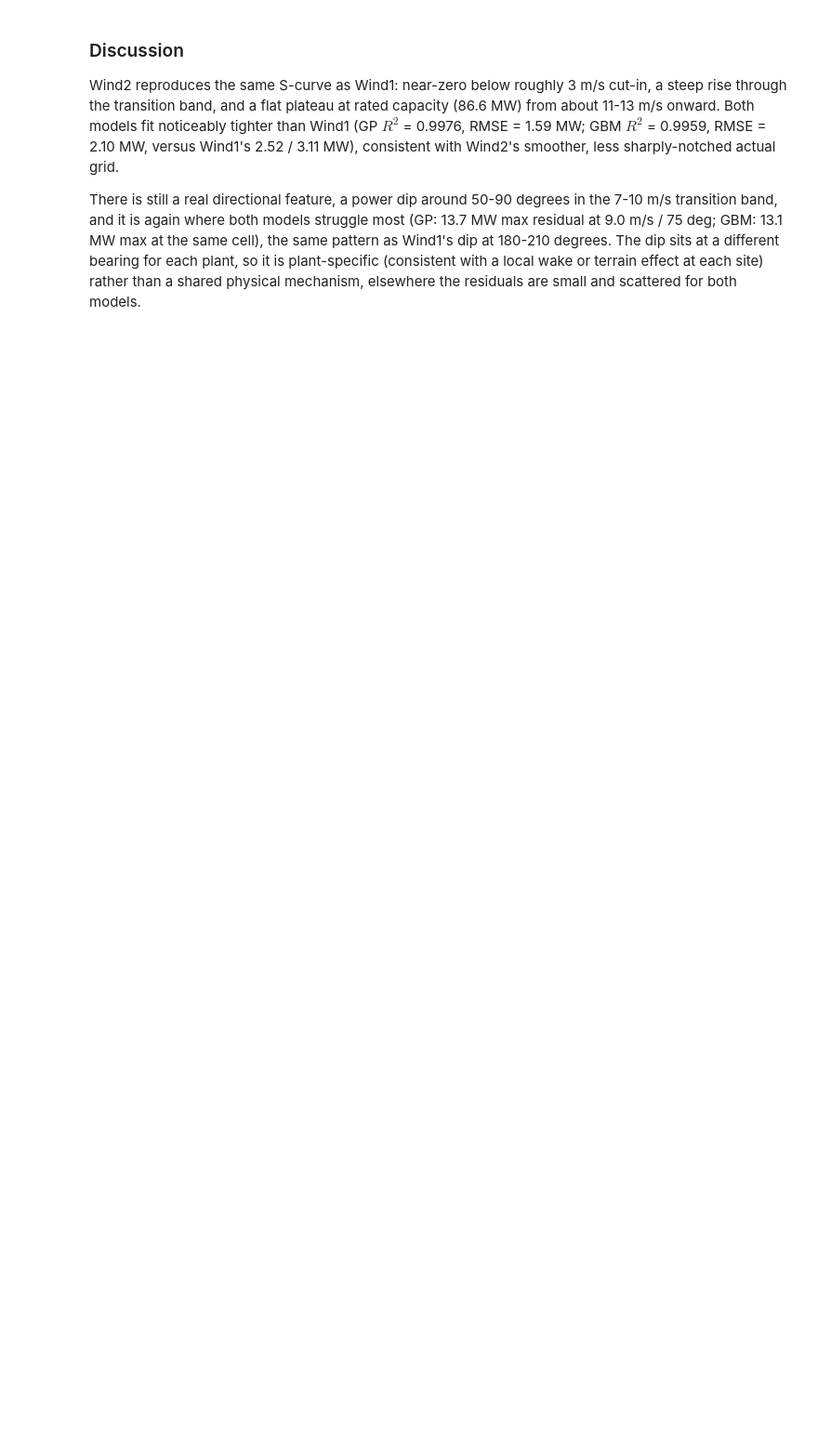
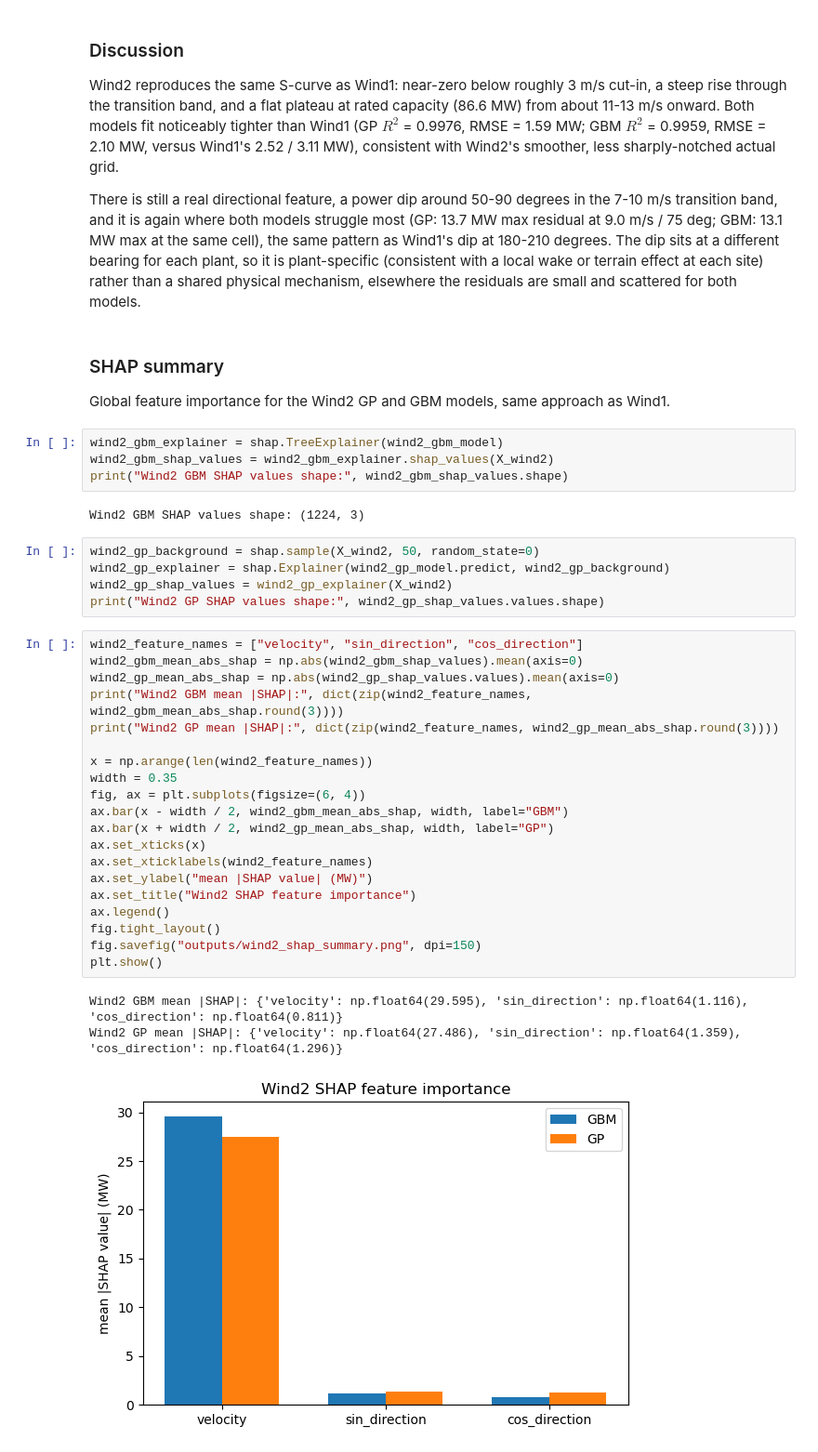
Before and after one commit to ErickChauke/power-curve-modeling-pv-wind, a Jupyter notebook: notebook.ipynb, the cells around one changed output. Shown at 93% size. Cells and saved outputs as stored; diff of their text form; blank space fills up the shorter version.

Commit message:
Add Wind2 SHAP summary subsection

```diff
--- a/notebook.ipynb
+++ b/notebook.ipynb
@@ -1476,3 +1476,42 @@ transition band, and it is again where both models struggle most (GP: 13.7 MW ma
 180-210 degrees. The dip sits at a different bearing for each plant, so it is plant-specific
 (consistent with a local wake or terrain effect at each site) rather than a shared physical
 mechanism, elsewhere the residuals are small and scattered for both models.
+# %% [markdown]
+### SHAP summary
+
+Global feature importance for the Wind2 GP and GBM models, same approach as Wind1.
+# %%
+wind2_gbm_explainer = shap.TreeExplainer(wind2_gbm_model)
+wind2_gbm_shap_values = wind2_gbm_explainer.shap_values(X_wind2)
+print("Wind2 GBM SHAP values shape:", wind2_gbm_shap_values.shape)
+# %% [output]
+Wind2 GBM SHAP values shape: (1224, 3)
+# %%
+wind2_gp_background = shap.sample(X_wind2, 50, random_state=0)
+wind2_gp_explainer = shap.Explainer(wind2_gp_model.predict, wind2_gp_background)
+wind2_gp_shap_values = wind2_gp_explainer(X_wind2)
+print("Wind2 GP SHAP values shape:", wind2_gp_shap_values.values.shape)
+# %%
+wind2_feature_names = ["velocity", "sin_direction", "cos_direction"]
+wind2_gbm_mean_abs_shap = np.abs(wind2_gbm_shap_values).mean(axis=0)
+wind2_gp_mean_abs_shap = np.abs(wind2_gp_shap_values.values).mean(axis=0)
+print("Wind2 GBM mean |SHAP|:", dict(zip(wind2_feature_names, wind2_gbm_mean_abs_shap.round(3))))
+print("Wind2 GP mean |SHAP|:", dict(zip(wind2_feature_names, wind2_gp_mean_abs_shap.round(3))))
+
+x = np.arange(len(wind2_feature_names))
+width = 0.35
+fig, ax = plt.subplots(figsize=(6, 4))
+ax.bar(x - width / 2, wind2_gbm_mean_abs_shap, width, label="GBM")
+ax.bar(x + width / 2, wind2_gp_mean_abs_shap, width, label="GP")
+ax.set_xticks(x)
+ax.set_xticklabels(wind2_feature_names)
+ax.set_ylabel("mean |SHAP value| (MW)")
+ax.set_title("Wind2 SHAP feature importance")
+ax.legend()
+fig.tight_layout()
+fig.savefig("outputs/wind2_shap_summary.png", dpi=150)
+plt.show()
+# %% [output]
+Wind2 GBM mean |SHAP|: {'velocity': np.float64(29.595), 'sin_direction': np.float64(1.116), 'cos_direction': np.float64(0.811)}
+Wind2 GP mean |SHAP|: {'velocity': np.float64(27.486), 'sin_direction': np.float64(1.359), 'cos_direction': np.float64(1.296)}
+[figure, added]
```
Also changed, not shown: parts of 1 cell of this notebook, 1 other file.
